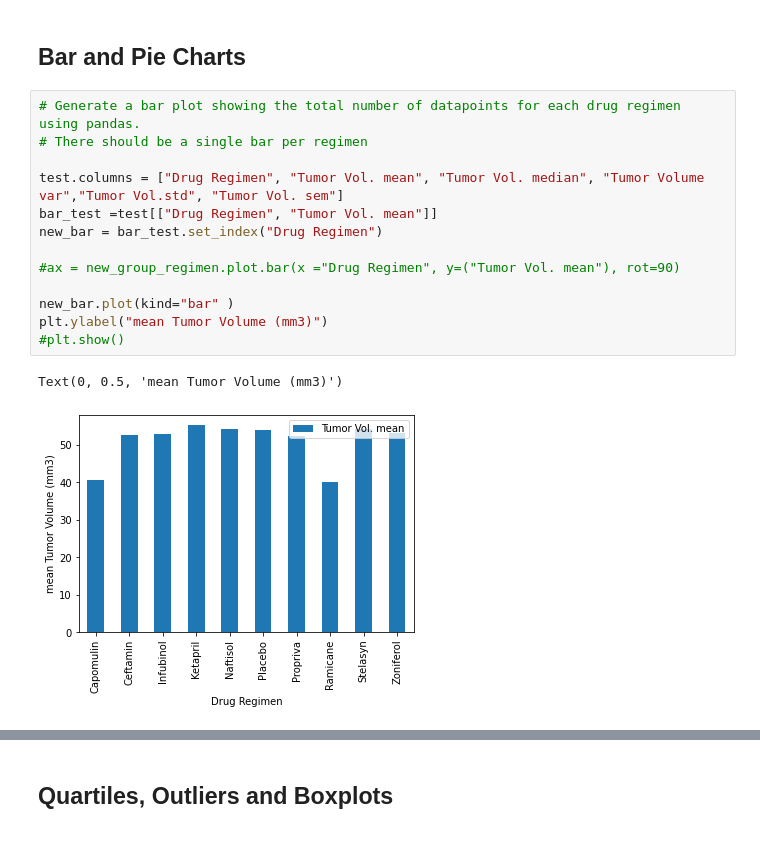
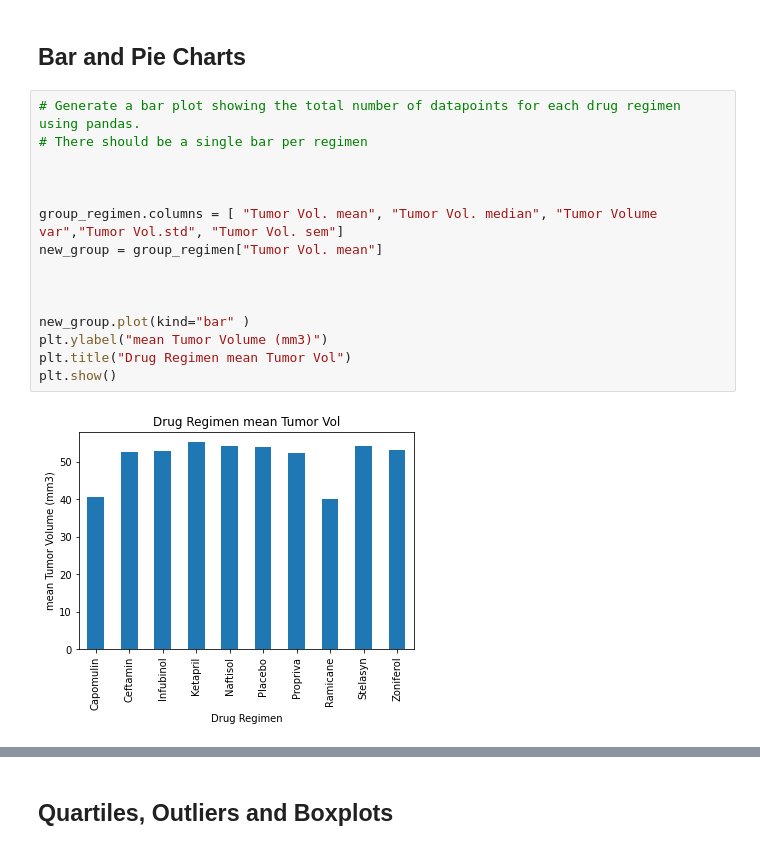
Before and after one commit to bregan78/Matplotlib, a Jupyter notebook: pymaceuticals.ipynb, the cells around one changed output, grey strips where cells are left out. Drawn from its saved outputs; the diff is of its cells as text.

Commit message:
add up to pie charts

```diff
--- a/pymaceuticals.ipynb
+++ b/pymaceuticals.ipynb
@@ -122,19 +122,20 @@ group_regimen
 # %%
 # Generate a bar plot showing the total number of datapoints for each drug regimen using pandas.
 # There should be a single bar per regimen
 
-test.columns = ["Drug Regimen", "Tumor Vol. mean", "Tumor Vol. median", "Tumor Volume var","Tumor Vol.std", "Tumor Vol. sem"]
-bar_test =test[["Drug Regimen", "Tumor Vol. mean"]]
-new_bar = bar_test.set_index("Drug Regimen")
 
-#ax = new_group_regimen.plot.bar(x ="Drug Regimen", y=("Tumor Vol. mean"), rot=90)
 
-new_bar.plot(kind="bar" )
+group_regimen.columns = [ "Tumor Vol. mean", "Tumor Vol. median", "Tumor Volume var","Tumor Vol.std", "Tumor Vol. sem"]
+new_group = group_regimen["Tumor Vol. mean"]
+
+
+
+new_group.plot(kind="bar" )
 plt.ylabel("mean Tumor Volume (mm3)")
-#plt.show()
+plt.title("Drug Regimen mean Tumor Vol")
+plt.show()
 # %% [output]
-Text(0, 0.5, 'mean Tumor Volume (mm3)')
-[figure, old version]
+[figure, new version]
 # %%
 # General identical bar plot using pyplot instead of pandas.
 
```
Also changed, not shown: parts of 3 cells of this notebook.
